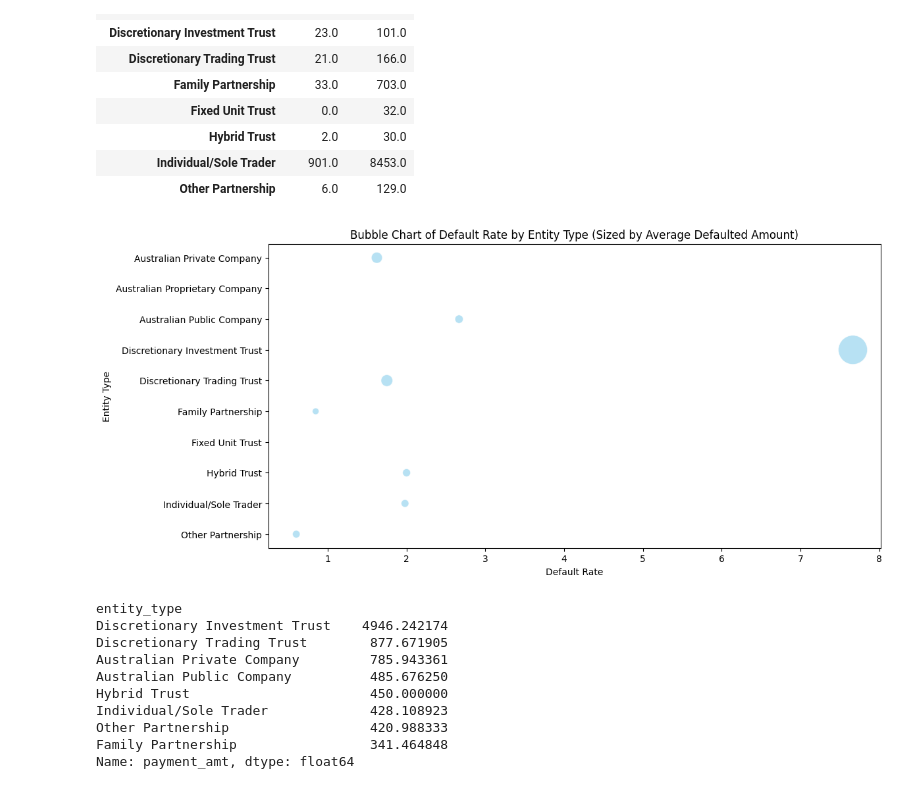
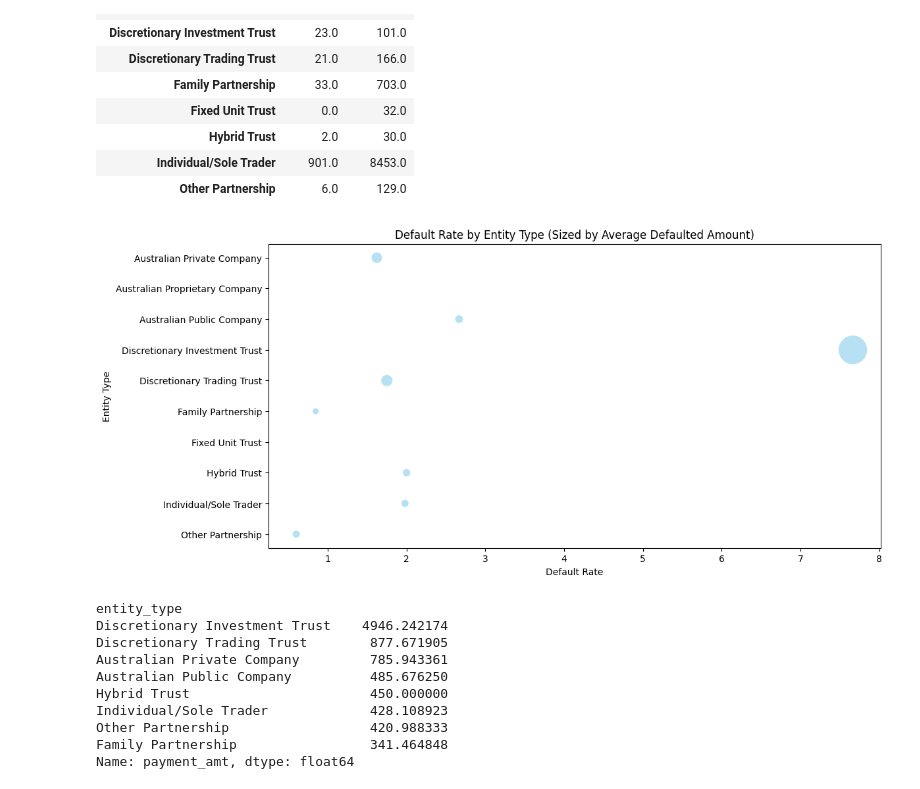
Before and after one commit to rileycong/edgered-casestudy, a Jupyter notebook: notebooks/client_attr_eda.ipynb, the cells around one changed output. Saved outputs shown, nothing was run; the diff lists cells and outputs as text; code cells hidden in the pictures.

```diff
--- a/notebooks/client_attr_eda.ipynb
+++ b/notebooks/client_attr_eda.ipynb
@@ -71,21 +71,21 @@ default_proportions
 # %%
 # Bubble chart of default rate by entity type ans size of client base
 client_counts = clients_eda_df.groupby('entity_type')['client_id'].nunique()
 # average payment where not default
 # median_defaulted_payment = clients_payment_df[clients_payment_df['payment_code']=='DEFAULT'].groupby('entity_type')['payment_amt'].median()
 average_defaulted_payment = clients_payment_df[clients_payment_df['payment_code']=='DEFAULT'].groupby('entity_type')['payment_amt'].mean()
 # average payment amount (excluding defaults) of each entity type
 
 
 
 plt.figure(figsize=(12, 6))
 sns.scatterplot(x=default_proportions['DEFAULT'] / client_counts, y=default_proportions.index, size=average_defaulted_payment, sizes=(50, 1000), legend=False, color='skyblue', alpha=0.6)
-plt.title('Bubble Chart of Default Rate by Entity Type (Sized by Average Defaulted Amount)')
+plt.title('Default Rate by Entity Type (Sized by Average Defaulted Amount)')
 plt.xlabel('Default Rate')
 plt.ylabel('Entity Type')
 plt.show()
 # %% [output]
-[figure, old version]
+[figure, new version]
 # %%
 print(average_defaulted_payment.sort_values(ascending=False))
 # %% [output]
```
Also changed, not shown: parts of 3 cells of this notebook, 1 other file.
